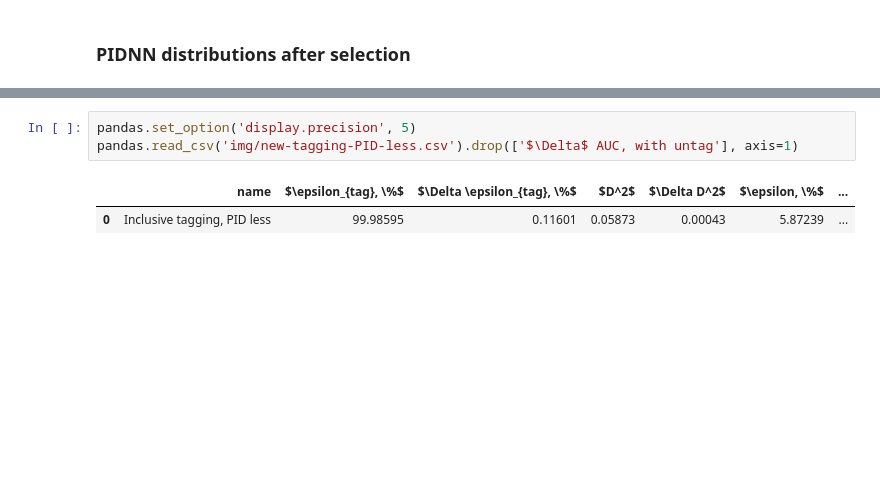
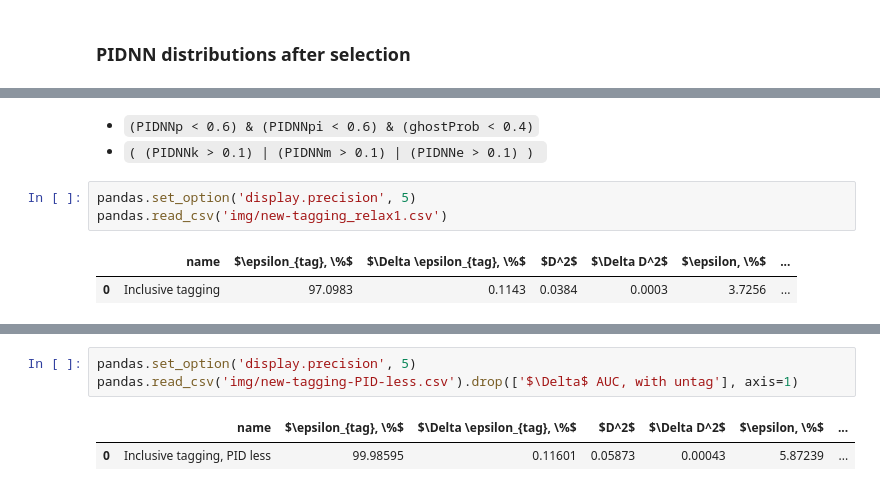
Before and after one commit to tlikhomanenko/tagging_LHCb, a Jupyter notebook: Analysis-scheme.ipynb, the cells around one changed output, grey strips where cells are left out. Cells and saved outputs as stored; diff of their text form; blank space fills up the shorter version.

```diff
--- a/Analysis-scheme.ipynb
+++ b/Analysis-scheme.ipynb
@@ -513,0 +404,9 @@ Image(url='https://raw.githubusercontent.com/tata-antares/tagging_LHCb/master/im
+# %% [markdown]
+* `(PIDNNp < 0.6) & (PIDNNpi < 0.6) & (ghostProb < 0.4)`
+* `( (PIDNNk > 0.1) | (PIDNNm > 0.1) | (PIDNNe > 0.1) ) `
+# %%
+pandas.set_option('display.precision', 5)
+pandas.read_csv('img/new-tagging_relax1.csv')
+# %% [output]
+|  | name | $\epsilon_{tag}, \%$ | $\Delta \epsilon_{tag}, \%$ | $D^2$ | $\Delta D^2$ | $\epsilon, \%$ | ... |
+| 0 | Inclusive tagging | 97.0983 | 0.1143 | 0.0384 | 0.0003 | 3.7256 | ... |
```
Also changed, not shown: parts of 97 cells of this notebook.
